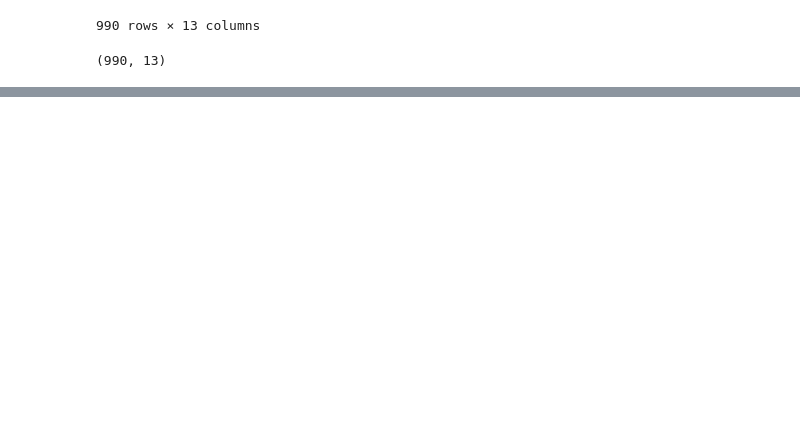
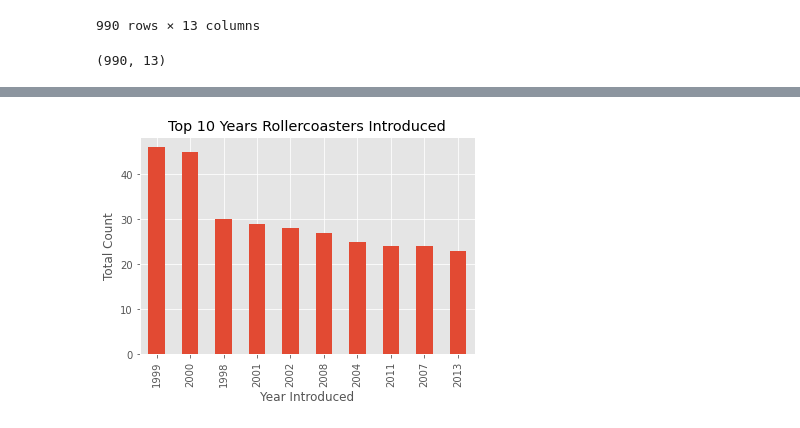
Before and after one commit to benkaan001/pandas_and_beyond, a Jupyter notebook: analyze_data/00_rollercoaster.ipynb, the cells around one changed output, grey strips where cells are left out. Drawn from its saved outputs; the diff is of its cells as text; code cells hidden in the pictures; blank space fills up the shorter version.

```diff
--- a/analyze_data/00_rollercoaster.ipynb
+++ b/analyze_data/00_rollercoaster.ipynb
@@ -443,0 +473,12 @@ df.shape
+# %%
+# add labels
+ax = df['Year_Introduced'].value_counts().head(10) \
+    .plot(kind='bar', title='Top 10 Years Rollercoasters Introduced')
+
+ax.set_xlabel('Year Introduced')
+ax.set_ylabel('Total Count')
+
+# without the show() method will print the plt object in the console
+plt.show()
+# %% [output]
+[figure, added]
```
Also changed, not shown: parts of 13 cells of this notebook.
